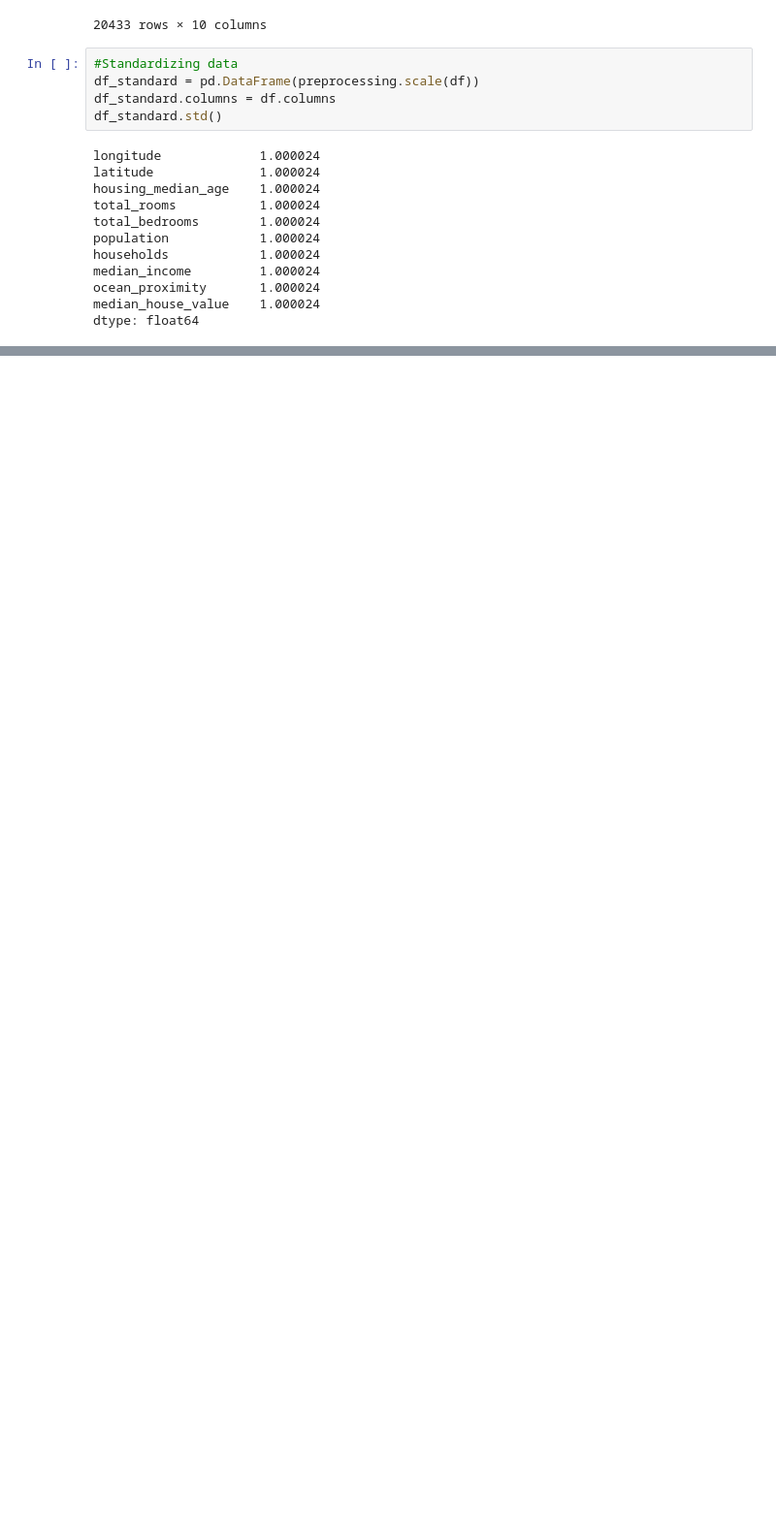
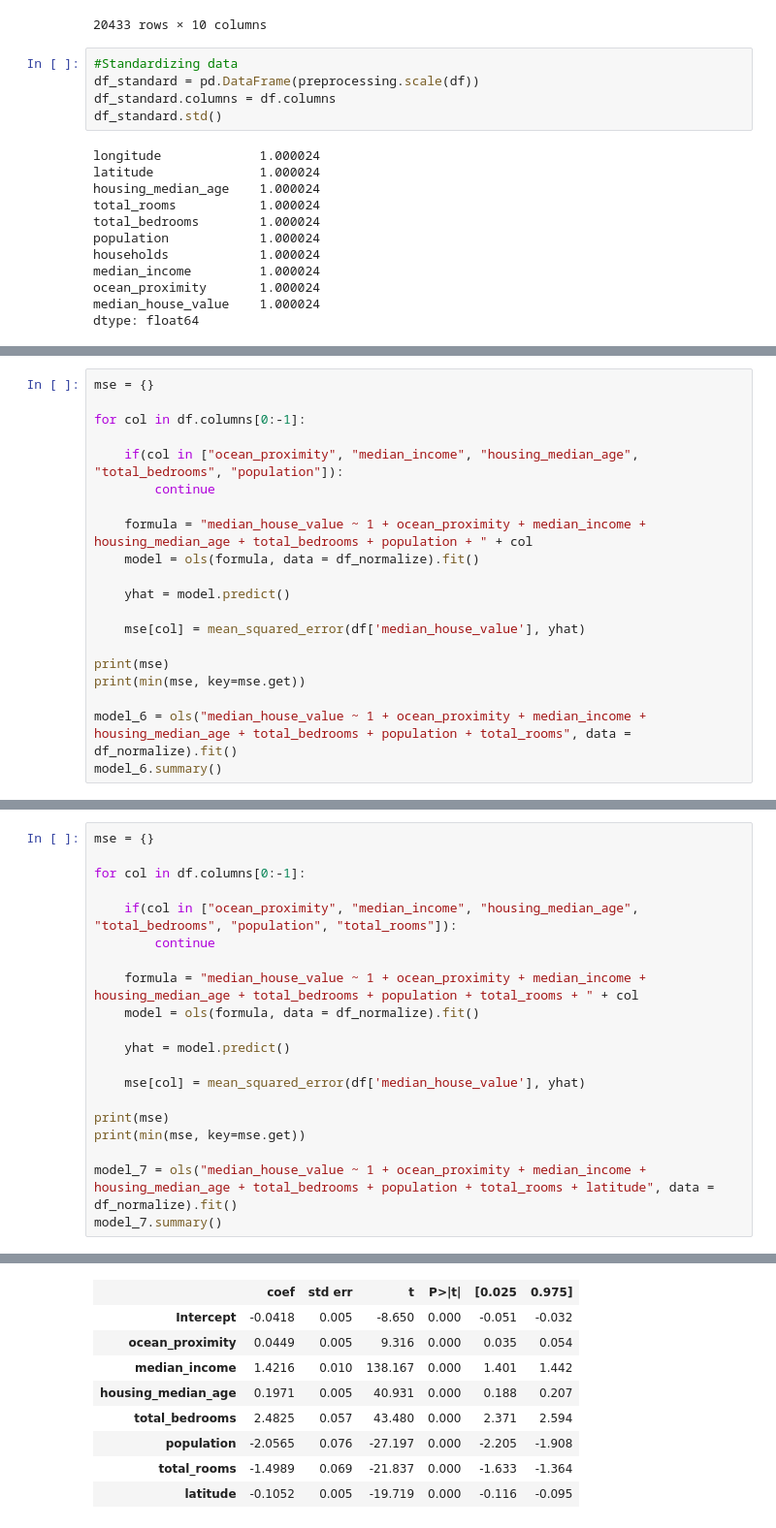
Before and after one commit to jjohashi/cogs109_finalproject, a Jupyter notebook: Cogs 109_housing.ipynb, the cells around one changed output, grey strips where cells are left out. Shown at 97% size. Drawn from its saved outputs; the diff is of its cells as text; blank space fills up the shorter version.

```diff
--- a/Cogs 109_housing.ipynb
+++ b/Cogs 109_housing.ipynb
@@ -205,0 +370,20 @@ np.argmin(mse)
+# %%
+mse = {}
+
+for col in df.columns[0:-1]:
+
+    if(col in ["ocean_proximity", "median_income", "housing_median_age", "total_bedrooms", "population"]):
+        continue
+
+    formula = "median_house_value ~ 1 + ocean_proximity + median_income + housing_median_age + total_bedrooms + population + " + col
+    model = ols(formula, data = df_normalize).fit()
+
+    yhat = model.predict()
+
+    mse[col] = mean_squared_error(df['median_house_value'], yhat)
+
+print(mse)
+print(min(mse, key=mse.get))
+
+model_6 = ols("median_house_value ~ 1 + ocean_proximity + median_income + housing_median_age + total_bedrooms + population + total_rooms", data = df_normalize).fit()
+model_6.summary()
@@ -205,0 +417,21 @@ np.argmin(mse)
+# %%
+mse = {}
+
+for col in df.columns[0:-1]:
+
+    if(col in ["ocean_proximity", "median_income", "housing_median_age", "total_bedrooms", "population", "total_rooms"]):
+        continue
+
+    formula = "median_house_value ~ 1 + ocean_proximity + median_income + housing_median_age + total_bedrooms + population + total_rooms + " + col
+    model = ols(formula, data = df_normalize).fit()
+
+    yhat = model.predict()
+
+    mse[col] = mean_squared_error(df['median_house_value'], yhat)
+
+print(mse)
+print(min(mse, key=mse.get))
+
+model_7 = ols("median_house_value ~ 1 + ocean_proximity + median_income + housing_median_age + total_bedrooms + population + total_rooms + latitude", data = df_normalize).fit()
+model_7.summary()
+# %% [output]
@@ -205,0 +450,9 @@ np.argmin(mse)
+|  | coef | std err | t | P>|t| | [0.025 | 0.975] |
+| Intercept | -0.0418 | 0.005 | -8.650 | 0.000 | -0.051 | -0.032 |
+| ocean_proximity | 0.0449 | 0.005 | 9.316 | 0.000 | 0.035 | 0.054 |
+| median_income | 1.4216 | 0.010 | 138.167 | 0.000 | 1.401 | 1.442 |
+| housing_median_age | 0.1971 | 0.005 | 40.931 | 0.000 | 0.188 | 0.207 |
+| total_bedrooms | 2.4825 | 0.057 | 43.480 | 0.000 | 2.371 | 2.594 |
+| population | -2.0565 | 0.076 | -27.197 | 0.000 | -2.205 | -1.908 |
+| total_rooms | -1.4989 | 0.069 | -21.837 | 0.000 | -1.633 | -1.364 |
+| latitude | -0.1052 | 0.005 | -19.719 | 0.000 | -0.116 | -0.095 |
```
Also changed, not shown: parts of 21 cells of this notebook.
